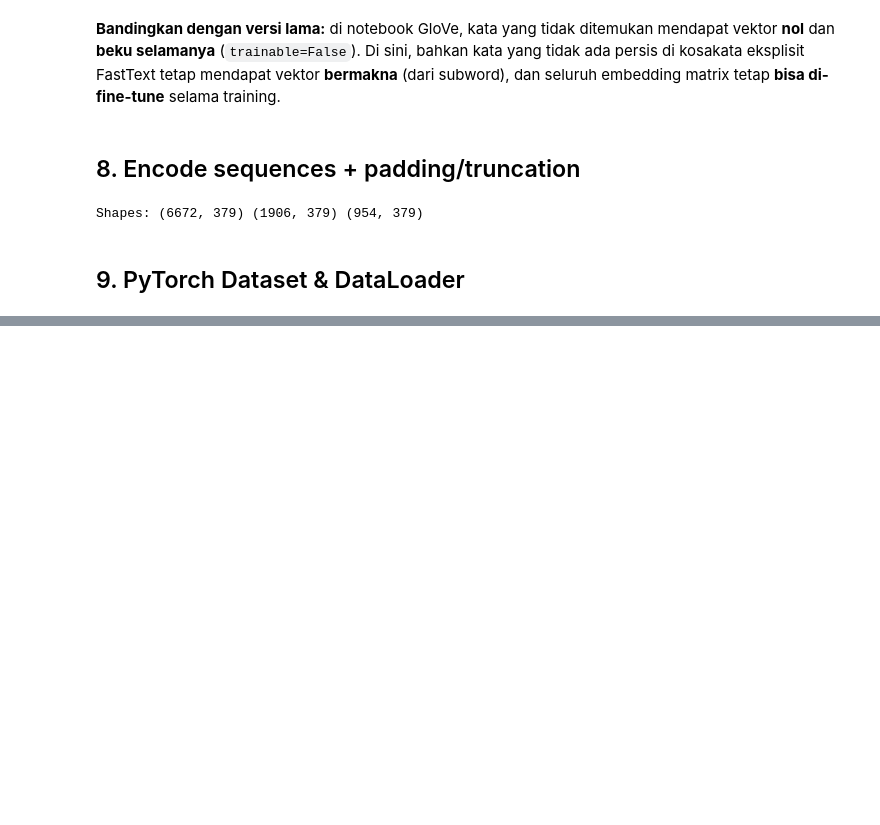
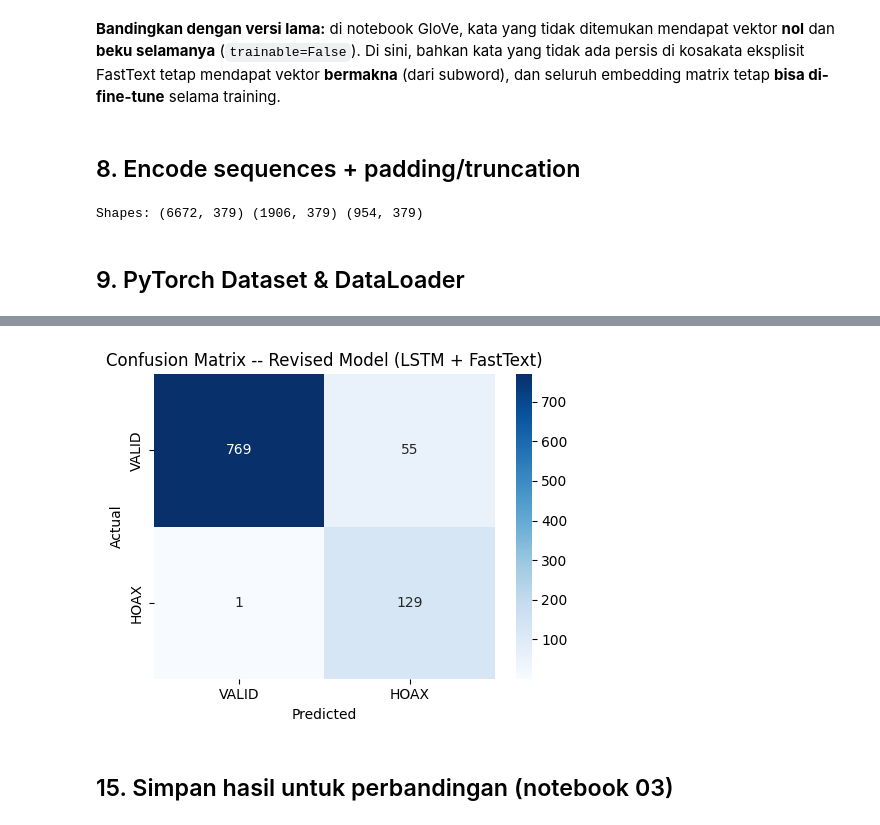
Before and after one commit to rohid001/klasifikasi-hoax-lstm-revisited, a Jupyter notebook: notebooks/02_LSTM_fastText_pytorch.ipynb, the cells around one changed output, grey strips where cells are left out. Drawn from its saved outputs; the diff is of its cells as text; code cells hidden in the pictures; blank space fills up the shorter version.

Commit message:
Modify Notebook 02

```diff
--- a/notebooks/02_LSTM_fastText_pytorch.ipynb
+++ b/notebooks/02_LSTM_fastText_pytorch.ipynb
@@ -346,0 +562,27 @@ test_loader = DataLoader(test_ds, batch_size=BATCH_SIZE, shuffle=False)
+# %%
+model.load_state_dict(torch.load('../models/lstm_fasttext_best.pt'))
+model.eval()
+
+all_preds, all_labels, all_probs = [], [], []
+with torch.no_grad():
+    for X_batch, y_batch in test_loader:
+        X_batch = X_batch.to(device)
+        logits = model(X_batch)
+        probs = torch.softmax(logits, dim=1)
+        preds = logits.argmax(dim=1)
+
+        all_preds.extend(preds.cpu().numpy())
+        all_labels.extend(y_batch.numpy())
+        all_probs.extend(probs.cpu().numpy())
+
+test_acc = accuracy_score(all_labels, all_preds)
+precision = precision_score(all_labels, all_preds, pos_label=1)  # pos_label=1 -> HOAX
+recall = recall_score(all_labels, all_preds, pos_label=1)
+f1 = f1_score(all_labels, all_preds, pos_label=1)
+
+print(f"Test Accuracy : {test_acc:.4f}")
+print(f"Precision     : {precision:.4f}")
+print(f"Recall        : {recall:.4f}")
+print(f"F1-Score      : {f1:.4f}")
+print()
+print(classification_report(all_labels, all_preds, target_names=['VALID', 'HOAX']))
@@ -346,0 +603,14 @@ test_loader = DataLoader(test_ds, batch_size=BATCH_SIZE, shuffle=False)
+# %%
+cm = confusion_matrix(all_labels, all_preds)
+fig, ax = plt.subplots(figsize=(5, 4))
+sns.heatmap(cm, annot=True, fmt='d', cmap='Blues',
+            xticklabels=['VALID', 'HOAX'], yticklabels=['VALID', 'HOAX'], ax=ax)
+ax.set_xlabel('Predicted'); ax.set_ylabel('Actual')
+ax.set_title('Confusion Matrix -- Revised Model (LSTM + FastText)')
+plt.tight_layout()
+plt.savefig('../docs/fig_confusion_matrix_revised.png', dpi=120)
+plt.show()
+# %% [output]
+[figure, added]
+# %% [markdown]
+## 15. Simpan hasil untuk perbandingan (notebook 03)
```
Also changed, not shown: parts of 14 cells of this notebook.
